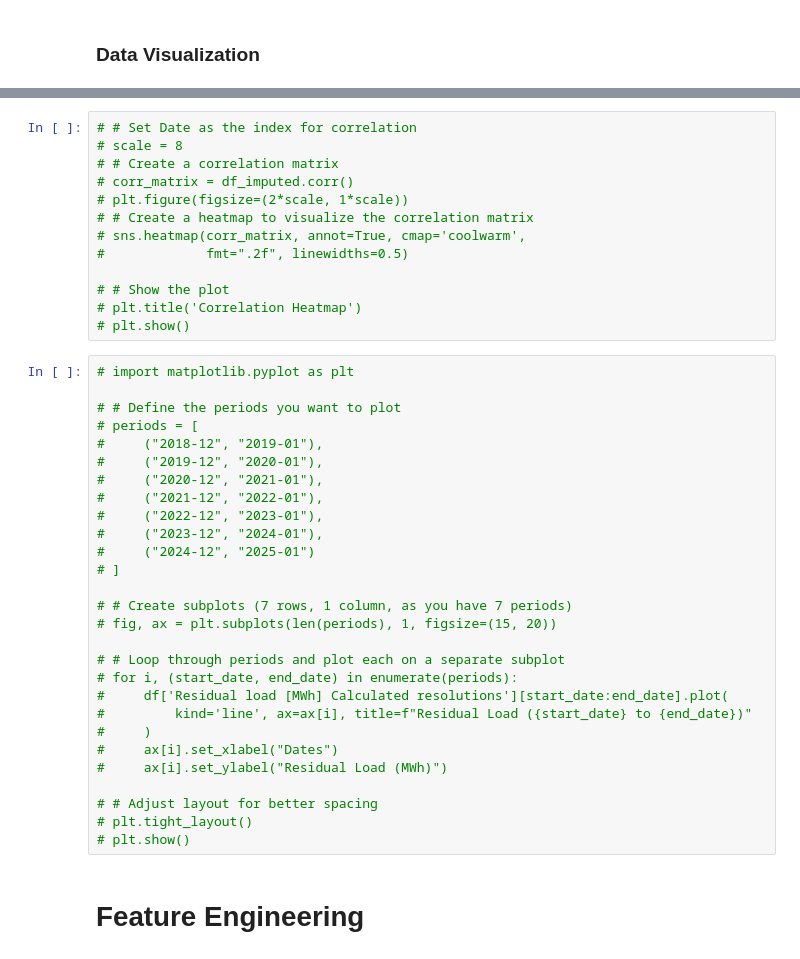
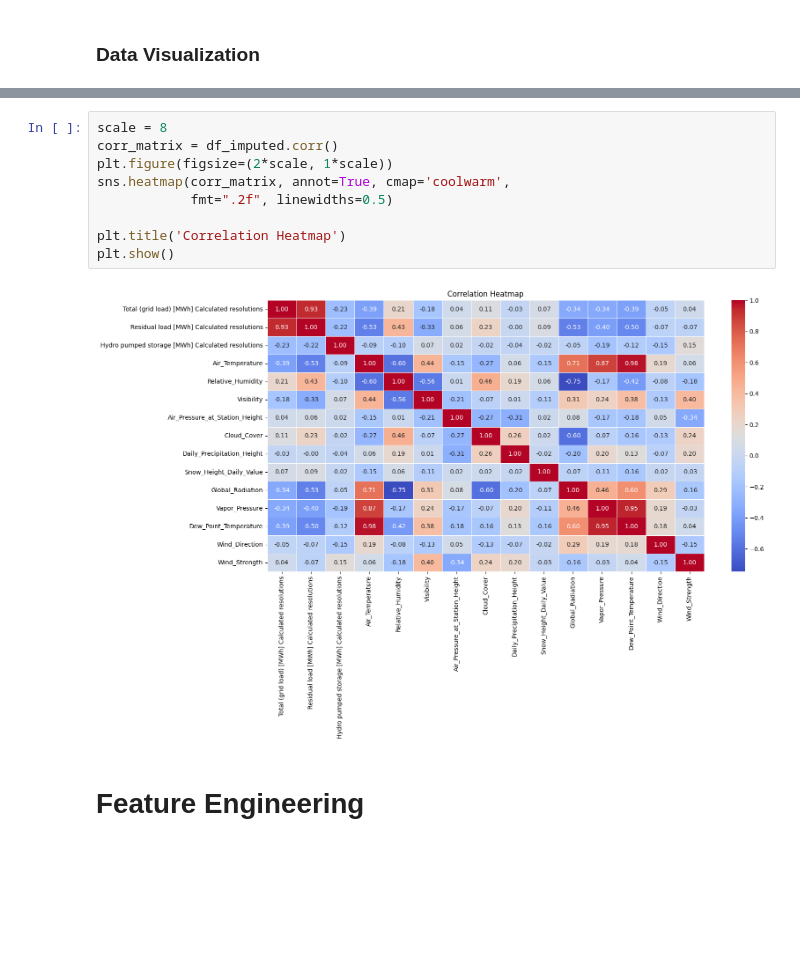
Before and after one commit to yhfrds/techlabs-ds-battery-project, a Jupyter notebook: src/dataset_transformation_hyperparameter_tuning_FINAL_20250327.ipynb, the cells around one changed output, grey strips where cells are left out. Drawn from its saved outputs; the diff is of its cells as text; blank space fills up the shorter version.

```diff
--- a/src/dataset_transformation_hyperparameter_tuning_FINAL_20250327.ipynb
+++ b/src/dataset_transformation_hyperparameter_tuning_FINAL_20250327.ipynb
@@ -129,44 +125,14 @@ Wind_Strength                                                     0
 # %%
-# # Set Date as the index for correlation
-# scale = 8
-# # Create a correlation matrix
-# corr_matrix = df_imputed.corr()
-# plt.figure(figsize=(2*scale, 1*scale))
-# # Create a heatmap to visualize the correlation matrix
-# sns.heatmap(corr_matrix, annot=True, cmap='coolwarm',
-#             fmt=".2f", linewidths=0.5)
+scale = 8
+corr_matrix = df_imputed.corr()
+plt.figure(figsize=(2*scale, 1*scale))
+sns.heatmap(corr_matrix, annot=True, cmap='coolwarm',
+            fmt=".2f", linewidths=0.5)
 
-# # Show the plot
-# plt.title('Correlation Heatmap')
-# plt.show()
+plt.title('Correlation Heatmap')
+plt.show()
+# %% [output]
+[figure, added]
-# %%
-# import matplotlib.pyplot as plt
-
-# # Define the periods you want to plot
-# periods = [
-#     ("2018-12", "2019-01"),
-#     ("2019-12", "2020-01"),
-#     ("2020-12", "2021-01"),
-#     ("2021-12", "2022-01"),
-#     ("2022-12", "2023-01"),
-#     ("2023-12", "2024-01"),
-#     ("2024-12", "2025-01")
-# ]
-
-# # Create subplots (7 rows, 1 column, as you have 7 periods)
-# fig, ax = plt.subplots(len(periods), 1, figsize=(15, 20))
-
-# # Loop through periods and plot each on a separate subplot
-# for i, (start_date, end_date) in enumerate(periods):
-#     df['Residual load [MWh] Calculated resolutions'][start_date:end_date].plot(
-#         kind='line', ax=ax[i], title=f"Residual Load ({start_date} to {end_date})"
-#     )
-#     ax[i].set_xlabel("Dates")
-#     ax[i].set_ylabel("Residual Load (MWh)")
-
-# # Adjust layout for better spacing
-# plt.tight_layout()
-# plt.show()
 # %% [markdown]
 # Feature Engineering
 # %% [markdown]
```
Also changed, not shown: parts of 35 cells of this notebook.
